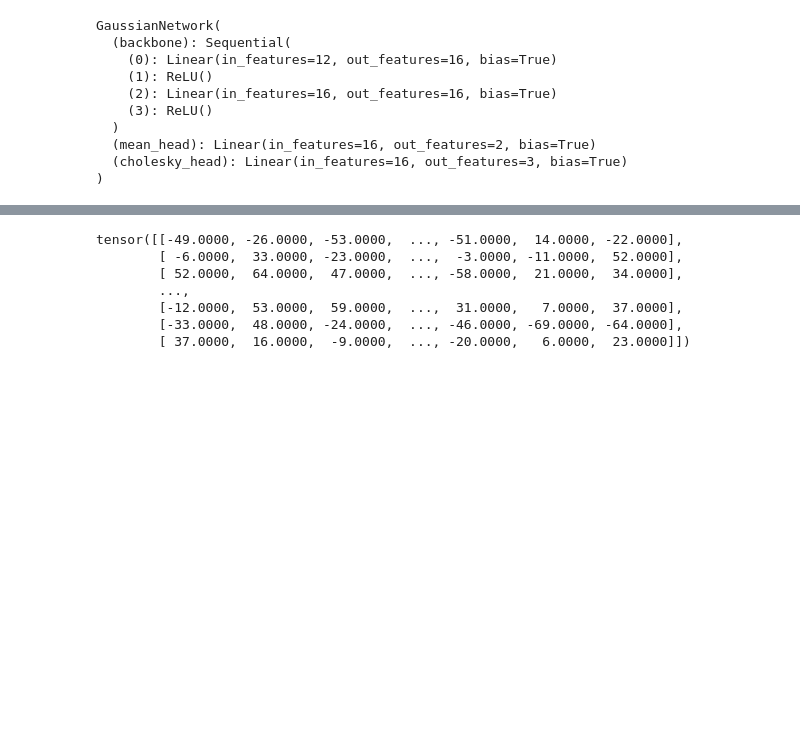
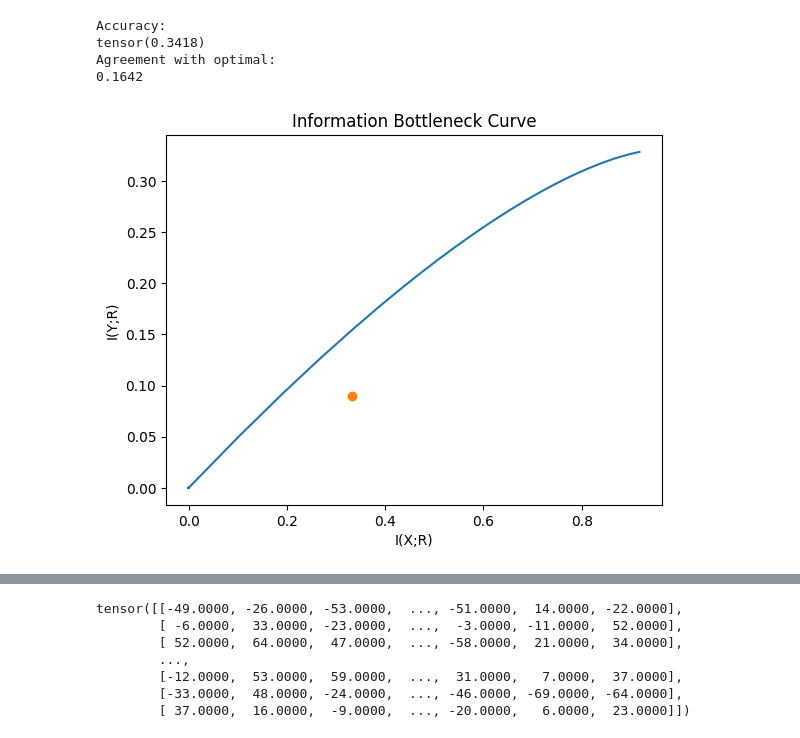
Before and after one commit to jacobaparker/Copy_Murphy2021, a Jupyter notebook: variational-IB_encoding-model.ipynb, the cells around one changed output, grey strips where cells are left out. Drawn from its saved outputs; the diff is of its cells as text; code cells hidden in the pictures; blank space fills up the shorter version.

```diff
--- a/variational-IB_encoding-model.ipynb
+++ b/variational-IB_encoding-model.ipynb
@@ -967,4 +1065,14 @@ def get_mc_IB_bound(Ysample,p_YgX_sample,N_b=100,max_b=50,iterlimit=100000,beta_
         'p_R': np.array(p_Rs)[sort_indices]
     }
     return out
+
+def I_XR(mean,L,n_samples=10000):
+    p_RgX = p_RgX_mc_est(mean,L,n_samples=n_samples).numpy()
+    N_trials = mean.shape[0]
+    p_RX = p_RgX * (1/N_trials)
+    p_RgX_safe = np.clip(p_RgX, 1e-8, None)
+    p_RX_safe = np.clip(p_RX, 1e-8, None)
+    p_R_safe = np.clip(np.sum(p_RX,axis=0,keepdims=True), 1e-8, None)
+    I_XR_est = np.sum(p_RX_safe*(np.log2(p_RgX_safe) - np.log2(p_R_safe)))
+    return I_XR_est
 # %%
@@ -1014,18 +1138,46 @@ plt.show()
 #     p_RgX = RgX_onehot.float().mean(dim=0)
 #     return p_RgX
 # %%
+Xeval_tensor = torch.tensor(Xeval, dtype=torch.float32)
+Yeval_tensor = torch.tensor(Yeval, dtype=torch.long)
+
 model.to('cpu')
+mean, L = model(Xeval_tensor)
+
+p_ZgX = torch.distributions.MultivariateNormal(
+         loc=mean,
+         scale_tril=L,
+     )
+
+ZgX_samples = p_ZgX.rsample((1,))
+RgX_samples = torch.argmax(ZgX_samples, dim=-1).squeeze()
+
+print("Accuracy:")
+print((RgX_samples == Yeval_tensor).float().mean())
+
+opt_choice = p_YgX_eval.argmax(axis=1)
+
+p_RgX = p_RgX_mc_est(mean,L,n_samples=10000)
+model_opt_choice = p_RgX.argmax(axis=1)
+
+print("Agreement with optimal:")
+print(np.mean(opt_choice == model_opt_choice.numpy()))
+
+Ixr = I_XR(mean,L)
+loss, Ixz, Iry = variational_obj(beta,mean,L,Yeval_tensor,n_samples=10000)
+
+plt.plot(IB_bound['I_XR'],IB_bound['I_RY'])
+plt.plot(Ixr,Iry,'o')
+plt.xlabel('I(X;R)')
+plt.ylabel('I(Y;R)')
+plt.title('Information Bottleneck Curve')
+plt.show()
 # %% [output]
-GaussianNetwork(
-  (backbone): Sequential(
-    (0): Linear(in_features=12, out_features=16, bias=True)
-    (1): ReLU()
-    (2): Linear(in_features=16, out_features=16, bias=True)
-    (3): ReLU()
-  )
-  (mean_head): Linear(in_features=16, out_features=2, bias=True)
-  (cholesky_head): Linear(in_features=16, out_features=3, bias=True)
-)
+Accuracy:
+tensor(0.3418)
+Agreement with optimal:
+0.1642
+[figure, added]
 # %%
 mean, L = model(X)
 # %%
```
Also changed, not shown: parts of 14 cells of this notebook.
